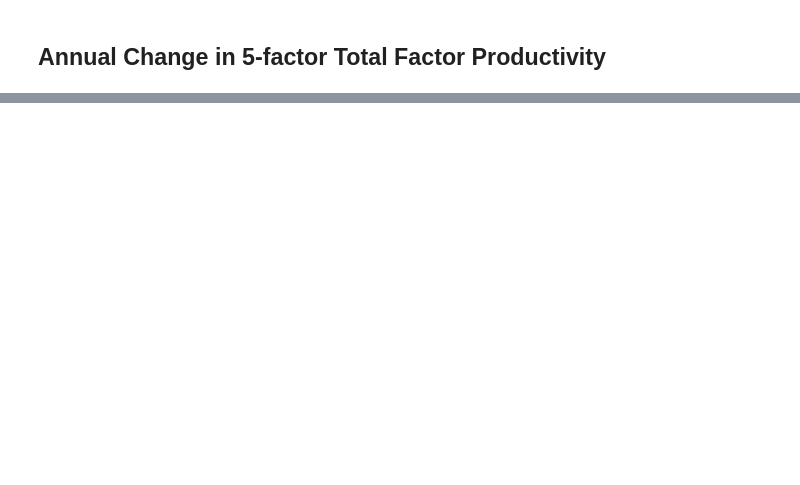
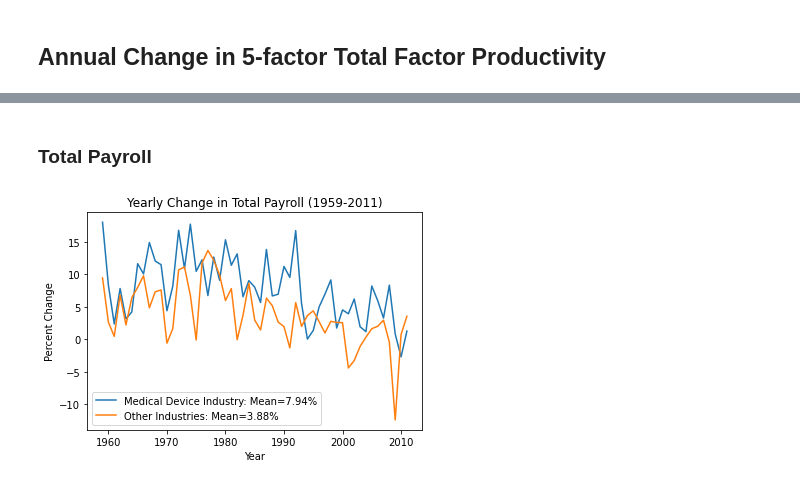
Before and after one commit to BriceB-20/Medical-Device-Project, a Jupyter notebook: Industry Analysis.ipynb, the cells around one changed output, grey strips where cells are left out. Cells and saved outputs as stored; diff of their text form; code cells hidden in the pictures; blank space fills up the shorter version.

```diff
--- a/Industry Analysis.ipynb
+++ b/Industry Analysis.ipynb
@@ -65,0 +123,7 @@ pd.DataFrame.from_dict(find_delta_with_sums(device_years, other_years, "emp")).s
+# %% [markdown]
+### Total Payroll
+# %%
+pay_dict = find_delta_with_sums(device_years, other_years, column="pay")
+plot_function(pay_dict, "Yearly Change in Total Payroll (1959-2011)")
+# %% [output]
+[figure, added]
```
Also changed, not shown: parts of 17 cells of this notebook.
